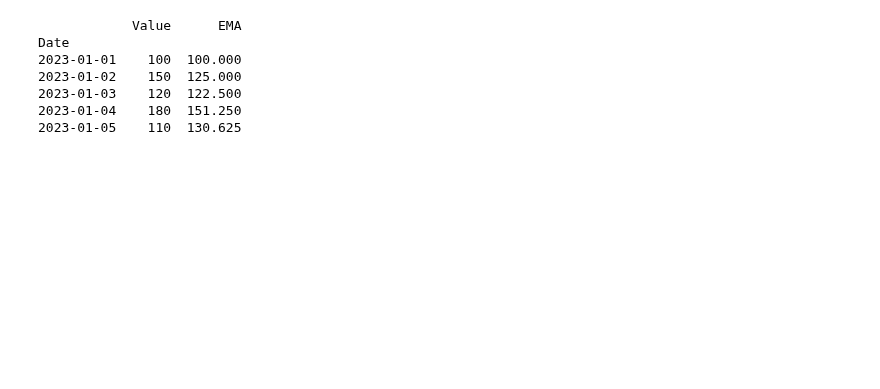
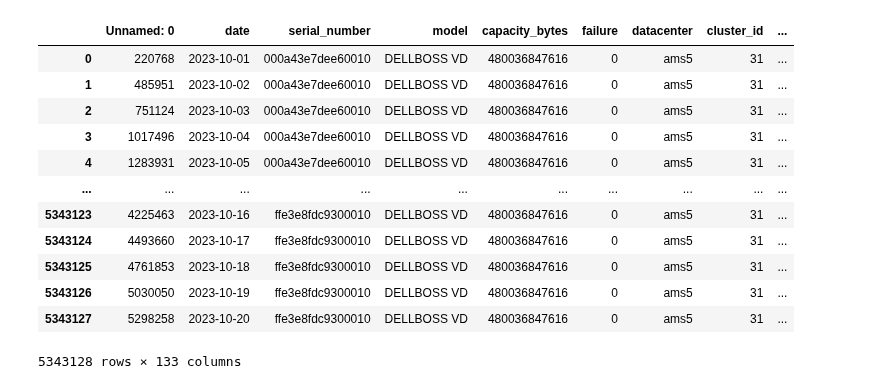
Before and after one commit to Tonigard/hakatonchic, a Jupyter notebook: compare_data.ipynb, the cells around one changed output. Cells and saved outputs as stored; diff of their text form; code cells hidden in the pictures; blank space fills up the shorter version.

```diff
--- a/compare_data.ipynb
+++ b/compare_data.ipynb
@@ -124,9 +148,19 @@ data
 # %%
+data.to_csv("data_to_train_90.csv")
-# %% [output]
-            Value      EMA
-Date
-2023-01-01    100  100.000
-2023-01-02    150  125.000
-2023-01-03    120  122.500
-2023-01-04    180  151.250
-2023-01-05    110  130.625
+# %%
+df = pd.read_csv("data_to_train_30.csv")
+df
+# %% [output]
+|  | Unnamed: 0 | date | serial_number | model | capacity_bytes | failure | datacenter | cluster_id | ... |
+| 0 | 220768 | 2023-10-01 | 000a43e7dee60010 | DELLBOSS VD | 480036847616 | 0 | ams5 | 31 | ... |
+| 1 | 485951 | 2023-10-02 | 000a43e7dee60010 | DELLBOSS VD | 480036847616 | 0 | ams5 | 31 | ... |
+| 2 | 751124 | 2023-10-03 | 000a43e7dee60010 | DELLBOSS VD | 480036847616 | 0 | ams5 | 31 | ... |
+| 3 | 1017496 | 2023-10-04 | 000a43e7dee60010 | DELLBOSS VD | 480036847616 | 0 | ams5 | 31 | ... |
+| 4 | 1283931 | 2023-10-05 | 000a43e7dee60010 | DELLBOSS VD | 480036847616 | 0 | ams5 | 31 | ... |
+| ... | ... | ... | ... | ... | ... | ... | ... | ... | ... |
+| 5343123 | 4225463 | 2023-10-16 | ffe3e8fdc9300010 | DELLBOSS VD | 480036847616 | 0 | ams5 | 31 | ... |
+| 5343124 | 4493660 | 2023-10-17 | ffe3e8fdc9300010 | DELLBOSS VD | 480036847616 | 0 | ams5 | 31 | ... |
+| 5343125 | 4761853 | 2023-10-18 | ffe3e8fdc9300010 | DELLBOSS VD | 480036847616 | 0 | ams5 | 31 | ... |
+| 5343126 | 5030050 | 2023-10-19 | ffe3e8fdc9300010 | DELLBOSS VD | 480036847616 | 0 | ams5 | 31 | ... |
+| 5343127 | 5298258 | 2023-10-20 | ffe3e8fdc9300010 | DELLBOSS VD | 480036847616 | 0 | ams5 | 31 | ... |
+5343128 rows × 133 columns
```
Also changed, not shown: parts of 11 cells of this notebook.
